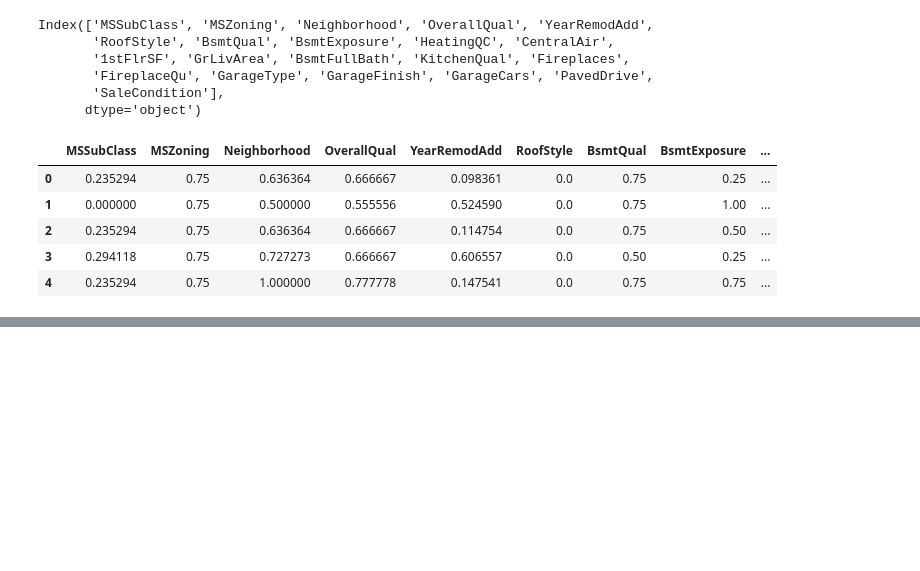
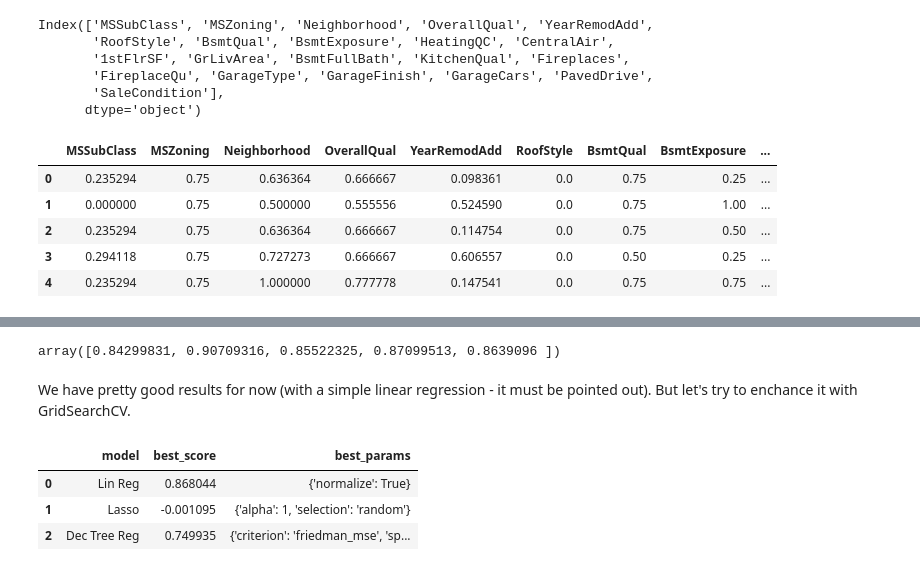
Before and after one commit to dataqueenpend/Projects-, a Jupyter notebook: Feature_Selection_And_Model_Building_House_Prices_dataset.ipynb, the cells around one changed output, grey strips where cells are left out. Cells and saved outputs as stored; diff of their text form; code cells hidden in the pictures; blank space fills up the shorter version.

```diff
--- a/Feature_Selection_And_Model_Building_House_Prices_dataset.ipynb
+++ b/Feature_Selection_And_Model_Building_House_Prices_dataset.ipynb
@@ -87 +85,3 @@ x_train = X_train[sel_by_lasso]
+# %%
+x = X[sel_by_lasso]
 # %%
@@ -104,0 +125,8 @@ My guess, is to split the data which we already have and then impelement the mod
+# %%
+cv = ShuffleSplit(n_splits=5, test_size=0.2, random_state=0)
+# %%
+cross_val_score(LinearRegression(), x, y, cv=cv)
+# %% [output]
+array([0.84299831, 0.90709316, 0.85522325, 0.87099513, 0.8639096 ])
+# %% [markdown]
+We have pretty good results for now (with a simple linear regression - it must be pointed out). But let's try to enchance it with GridSearchCV.
@@ -104,0 +139,45 @@ My guess, is to split the data which we already have and then impelement the mod
+# %%
+#Hyperparameter tuning with GridSearchCV and finding the best model
+def grid_search_best_model_finder(x,y):
+  """Function which iterates through selected models and returns models scores, names in a DataFrame
+  """
+  models = {
+      'Lin Reg': {
+          'model': LinearRegression(),
+          'params': {
+              'normalize' : [True, False]
+          }
+      },
+      'Lasso': {
+          'model': Lasso(),
+          'params': {
+              'alpha': [1,2],
+              'selection': ['random', 'cyclic']
+          }
+      },
+      'Dec Tree Reg': {
+          'model': DecisionTreeRegressor(),
+          'params': {
+              'criterion': ['mse', 'friedman_mse'],
+              'splitter': ['best', 'random']
+          }
+      }
+  }
+  scores = []
+  cv = ShuffleSplit(n_splits=5, test_size=0.2, random_state=0)
+  for model_name, config in models.items():
+    gs =  GridSearchCV(config['model'], config['params'], cv=cv, return_train_score=False)
+    gs.fit(x,y)
+    scores.append({
+        'model': model_name,
+        'best_score': gs.best_score_,
+        'best_params': gs.best_params_
+        })
+  return pd.DataFrame(scores, columns=['model', 'best_score', 'best_params'])
+# %%
+grid_search_best_model_finder(x,y)
+# %% [output]
+|  | model | best_score | best_params |
+| 0 | Lin Reg | 0.868044 | {'normalize': True} |
+| 1 | Lasso | -0.001095 | {'alpha': 1, 'selection': 'random'} |
+| 2 | Dec Tree Reg | 0.749935 | {'criterion': 'friedman_mse', 'sp... |
```
Also changed, not shown: parts of 14 cells of this notebook.
